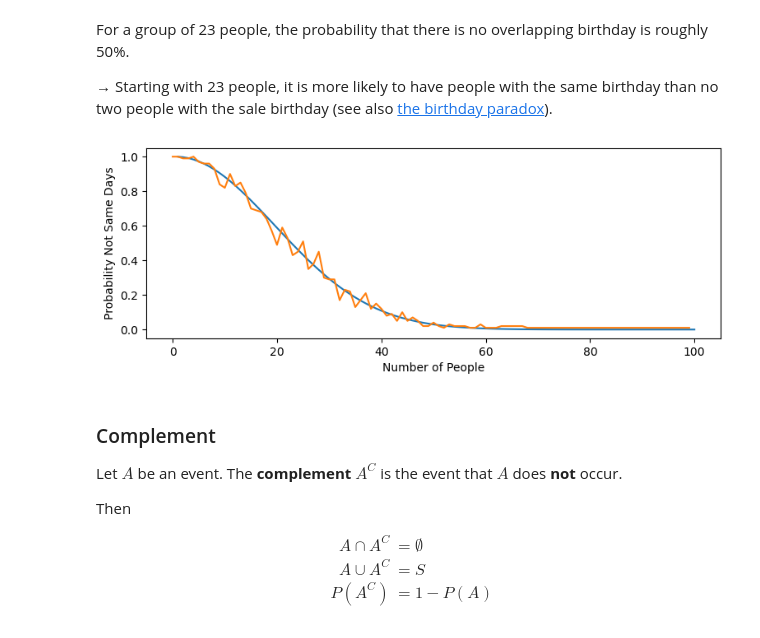
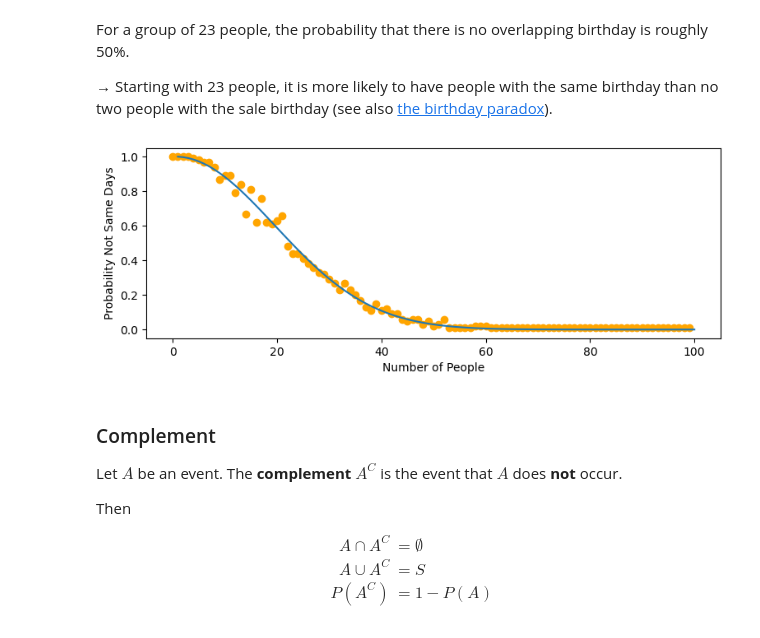
Before and after one commit to thomd/math, a Jupyter notebook: statistics.ipynb, the cells around one changed output. Cells and saved outputs as stored; diff of their text form; code cells hidden in the pictures.

```diff
--- a/statistics.ipynb
+++ b/statistics.ipynb
@@ -673,38 +673,38 @@ For a group of 23 people, the probability that there is no overlapping birthday
 # %%
 # Experimental Verification
 
 days = 365
 num_people = 100
-
-# Theory:
-x = np.linspace(1, num_people, num_people)
-p = lambda x: np.prod(np.array(days - np.arange(x)) / days)
-y = np.array([p(val) for val in x])
-plt.figure(figsize=(9, 3), dpi=100)
-plt.xlabel('Number of People')
-plt.ylabel('Probability Not Same Days')
-plt.plot(x, y)
 
 # Experiment:
 same_birthdays_probabilities = []
 experiments = 100
 
 for n in range(num_people):
   same_birthdays = []
-  for i in range(experiments):
+  for _ in range(experiments):
     birthdays = np.random.randint(1, days + 1, n)                     # uniqform distribution of days [1, 365]
     same_birthday = 1 if np.unique(birthdays).size == n else 0        # are there same day numbers?
     same_birthdays.append(same_birthday)
   index, counts = np.unique(same_birthdays, return_counts=True)
   if index.size == 1 and index[0] == 1:
     same_birthdays_probability = counts[0]/experiments
   elif index.size == 2:
     same_birthdays_probability = counts[1]/experiments
   same_birthdays_probabilities.append(same_birthdays_probability)
 
-plt.plot(same_birthdays_probabilities);
+plt.figure(figsize=(9, 3), dpi=100)
+plt.xlabel('Number of People')
+plt.ylabel('Probability Not Same Days')
+plt.plot(same_birthdays_probabilities, 'o', c='orange')
+
+# Theory:
+x = np.linspace(1, num_people, num_people)
+p = lambda x: np.prod(np.array(days - np.arange(x)) / days)
+y = np.array([p(val) for val in x])
+plt.plot(x, y);
 # %% [output]
-[figure, old version]
+[figure, new version]
 # %% [markdown]
 ### Complement
 
```
Also changed, not shown: parts of 10 cells of this notebook.
